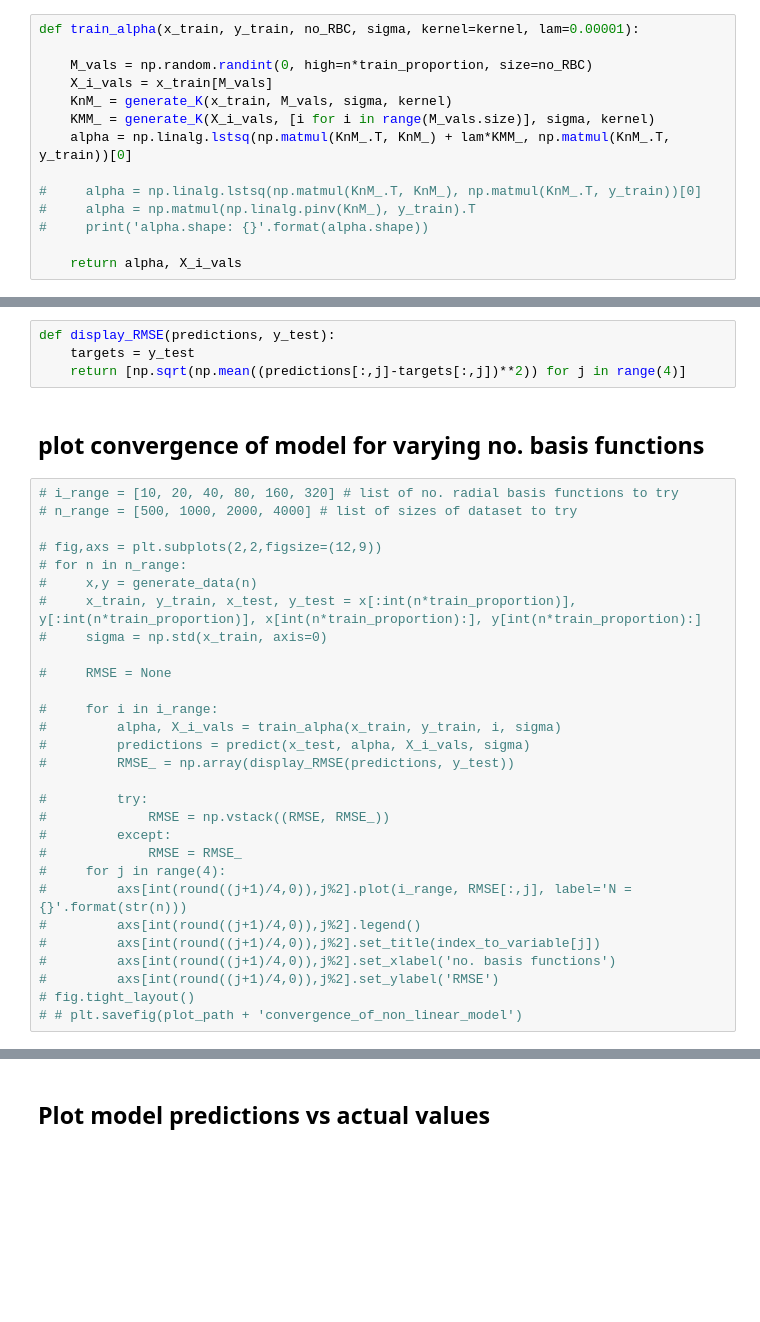
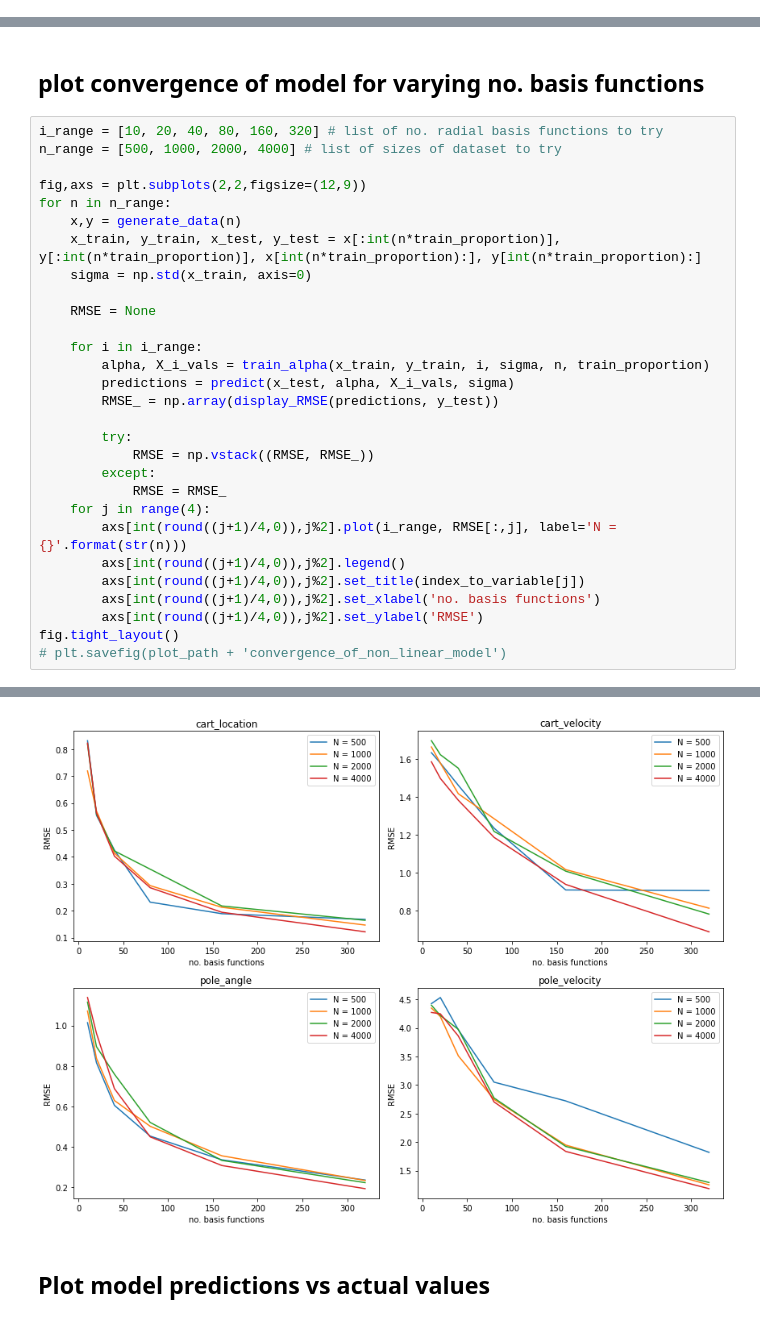
Before and after one commit to jordanesmith/SF3-Machine-Learning-Project, a Jupyter notebook: Task2.ipynb, the cells around one changed output, grey strips where cells are left out. Cells and saved outputs as stored; diff of their text form; blank space fills up the shorter version.

```diff
--- a/Task2.ipynb
+++ b/Task2.ipynb
@@ -46,14 +21,0 @@ def generate_K(X, M, sigma, kernel=kernel):
-# %%
-def train_alpha(x_train, y_train, no_RBC, sigma, kernel=kernel, lam=0.00001):
-
-    M_vals = np.random.randint(0, high=n*train_proportion, size=no_RBC)
-    X_i_vals = x_train[M_vals]
-    KnM_ = generate_K(x_train, M_vals, sigma, kernel)
-    KMM_ = generate_K(X_i_vals, [i for i in range(M_vals.size)], sigma, kernel)
-    alpha = np.linalg.lstsq(np.matmul(KnM_.T, KnM_) + lam*KMM_, np.matmul(KnM_.T, y_train))[0]
-
-#     alpha = np.linalg.lstsq(np.matmul(KnM_.T, KnM_), np.matmul(KnM_.T, y_train))[0]
-#     alpha = np.matmul(np.linalg.pinv(KnM_), y_train).T
-#     print('alpha.shape: {}'.format(alpha.shape))
-
-    return alpha, X_i_vals
@@ -83,35 +22,32 @@ def predict(x_test, alpha, X_i_vals, sigma, kernel=kernel):
-# %%
-def display_RMSE(predictions, y_test):
-    targets = y_test
-    return [np.sqrt(np.mean((predictions[:,j]-targets[:,j])**2)) for j in range(4)]
 # %% [markdown]
 ## plot convergence of model for varying no. basis functions
 # %%
-# i_range = [10, 20, 40, 80, 160, 320] # list of no. radial basis functions to try
-# n_range = [500, 1000, 2000, 4000] # list of sizes of dataset to try
+i_range = [10, 20, 40, 80, 160, 320] # list of no. radial basis functions to try
+n_range = [500, 1000, 2000, 4000] # list of sizes of dataset to try
 
-# fig,axs = plt.subplots(2,2,figsize=(12,9))
-# for n in n_range:
-#     x,y = generate_data(n)
-#     x_train, y_train, x_test, y_test = x[:int(n*train_proportion)], y[:int(n*train_proportion)], x[int(n*train_proportion):], y[int(n*train_proportion):]
-#     sigma = np.std(x_train, axis=0)
+fig,axs = plt.subplots(2,2,figsize=(12,9))
+for n in n_range:
+    x,y = generate_data(n)
+    x_train, y_train, x_test, y_test = x[:int(n*train_proportion)], y[:int(n*train_proportion)], x[int(n*train_proportion):], y[int(n*train_proportion):]
+    sigma = np.std(x_train, axis=0)
 
-#     RMSE = None
+    RMSE = None
 
-#     for i in i_range:
-#         alpha, X_i_vals = train_alpha(x_train, y_train, i, sigma)
-#         predictions = predict(x_test, alpha, X_i_vals, sigma)
-#         RMSE_ = np.array(display_RMSE(predictions, y_test))
+    for i in i_range:
+        alpha, X_i_vals = train_alpha(x_train, y_train, i, sigma, n, train_proportion)
+        predictions = predict(x_test, alpha, X_i_vals, sigma)
+        RMSE_ = np.array(display_RMSE(predictions, y_test))
 
-#         try:
-#             RMSE = np.vstack((RMSE, RMSE_))
-#         except:
-#             RMSE = RMSE_
-#     for j in range(4):
-#         axs[int(round((j+1)/4,0)),j%2].plot(i_range, RMSE[:,j], label='N = {}'.format(str(n)))
-#         axs[int(round((j+1)/4,0)),j%2].legend()
-#         axs[int(round((j+1)/4,0)),j%2].set_title(index_to_variable[j])
-#         axs[int(round((j+1)/4,0)),j%2].set_xlabel('no. basis functions')
-#         axs[int(round((j+1)/4,0)),j%2].set_ylabel('RMSE')
-# fig.tight_layout()
-# # plt.savefig(plot_path + 'convergence_of_non_linear_model')
+        try:
+            RMSE = np.vstack((RMSE, RMSE_))
+        except:
+            RMSE = RMSE_
+    for j in range(4):
+        axs[int(round((j+1)/4,0)),j%2].plot(i_range, RMSE[:,j], label='N = {}'.format(str(n)))
+        axs[int(round((j+1)/4,0)),j%2].legend()
+        axs[int(round((j+1)/4,0)),j%2].set_title(index_to_variable[j])
+        axs[int(round((j+1)/4,0)),j%2].set_xlabel('no. basis functions')
+        axs[int(round((j+1)/4,0)),j%2].set_ylabel('RMSE')
+fig.tight_layout()
+# plt.savefig(plot_path + 'convergence_of_non_linear_model')
+# %% [output]
@@ -118,3 +62,4 @@ def display_RMSE(predictions, y_test):
+[figure, added]
 # %% [markdown]
 ## Plot model predictions vs actual values
 # %%
```
Also changed, not shown: parts of 22 cells of this notebook, 1 other file.
